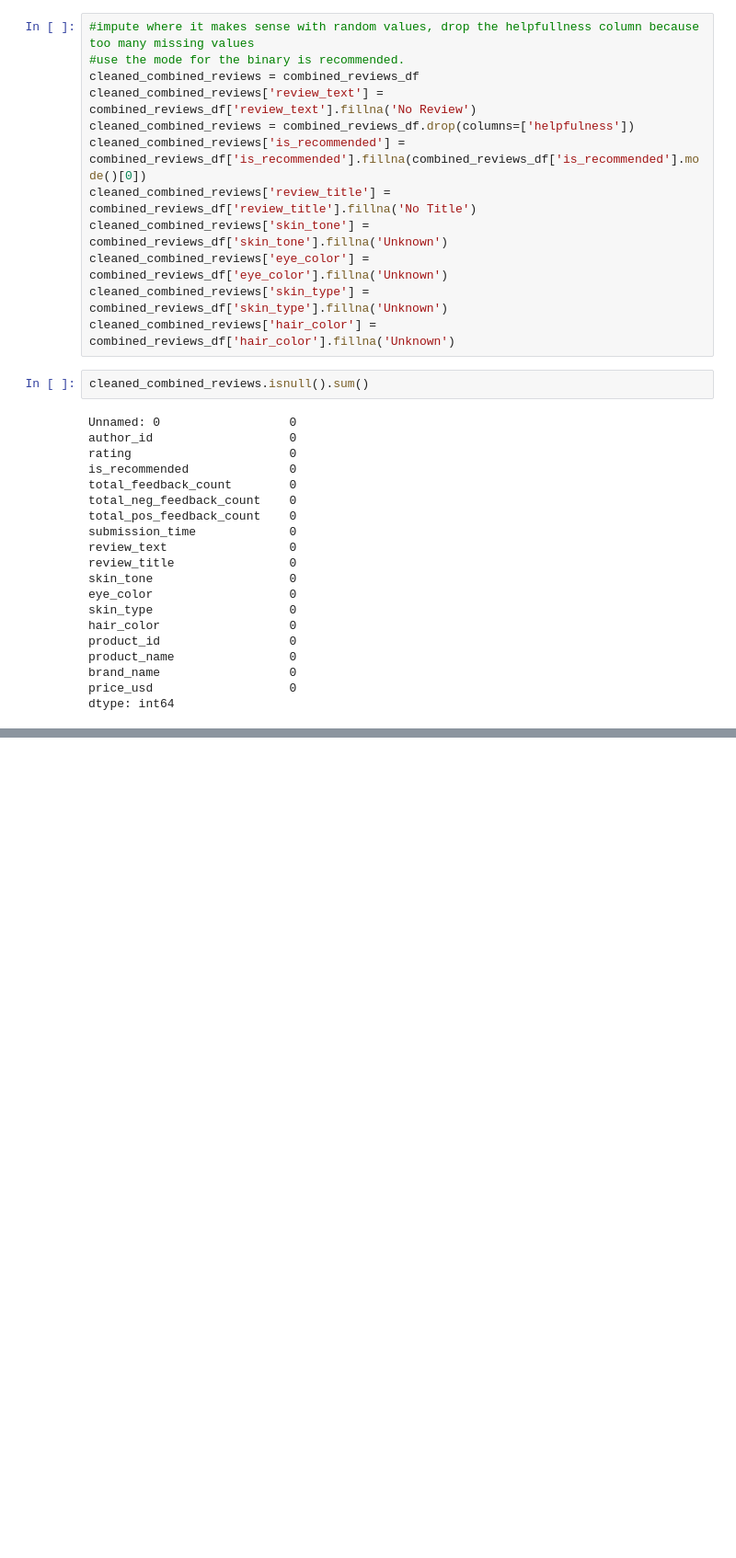
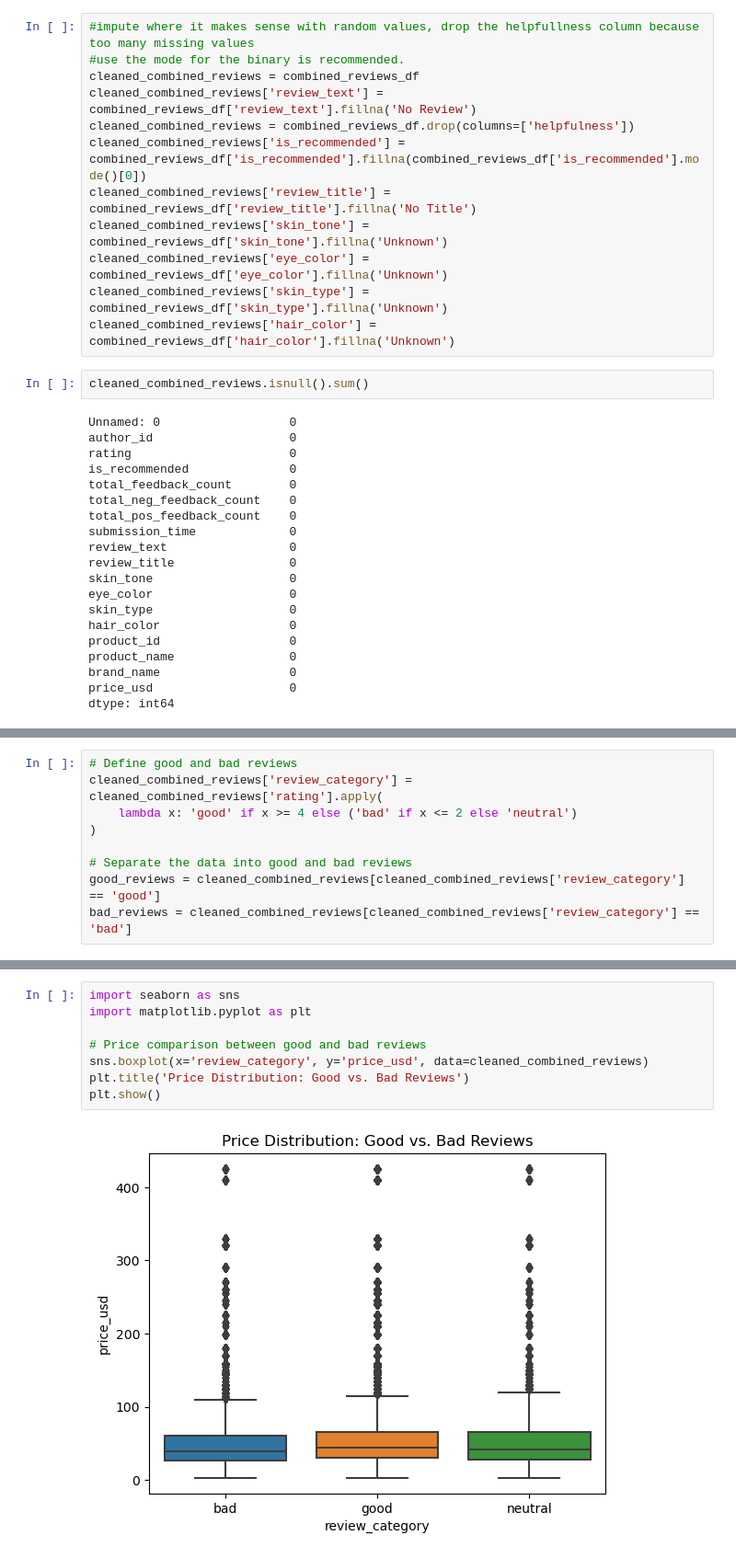
Before and after one commit to renaqd/team1-ADS505, a Jupyter notebook: 505FinalProj.ipynb, the cells around one changed output, grey strips where cells are left out. Shown: that part at 92% size. Saved outputs shown, nothing was run; the diff lists cells and outputs as text; blank space fills up the shorter version.

Commit message:
data mining update

```diff
--- a/505FinalProj.ipynb
+++ b/505FinalProj.ipynb
@@ -134,0 +137,9 @@ dtype: int64
+# %%
+# Define good and bad reviews
+cleaned_combined_reviews['review_category'] = cleaned_combined_reviews['rating'].apply(
+    lambda x: 'good' if x >= 4 else ('bad' if x <= 2 else 'neutral')
+)
+
+# Separate the data into good and bad reviews
+good_reviews = cleaned_combined_reviews[cleaned_combined_reviews['review_category'] == 'good']
+bad_reviews = cleaned_combined_reviews[cleaned_combined_reviews['review_category'] == 'bad']
@@ -134,0 +171,10 @@ dtype: int64
+# %%
+import seaborn as sns
+import matplotlib.pyplot as plt
+
+# Price comparison between good and bad reviews
+sns.boxplot(x='review_category', y='price_usd', data=cleaned_combined_reviews)
+plt.title('Price Distribution: Good vs. Bad Reviews')
+plt.show()
+# %% [output]
+[figure, added]
```
Also changed, not shown: parts of 20 cells of this notebook.
